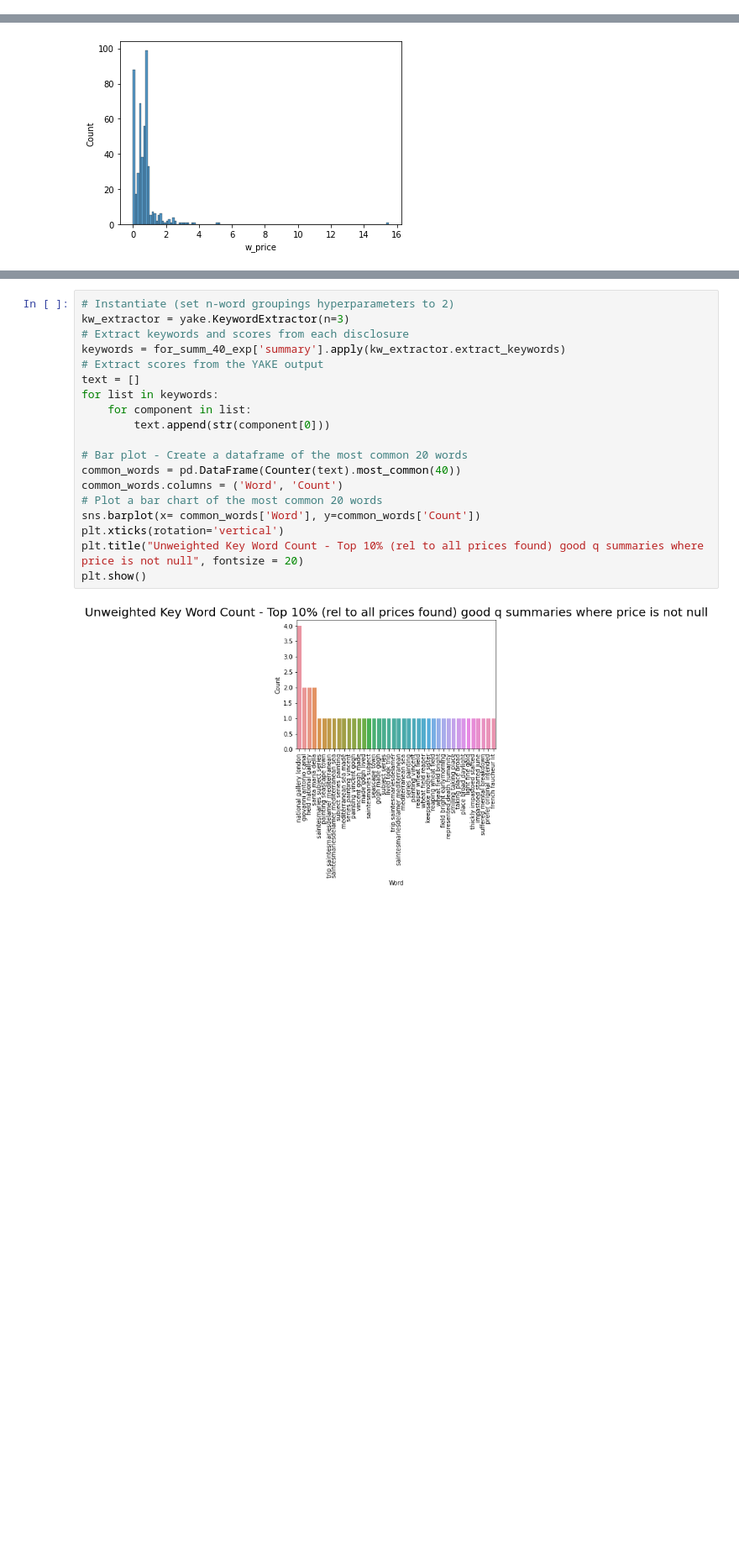
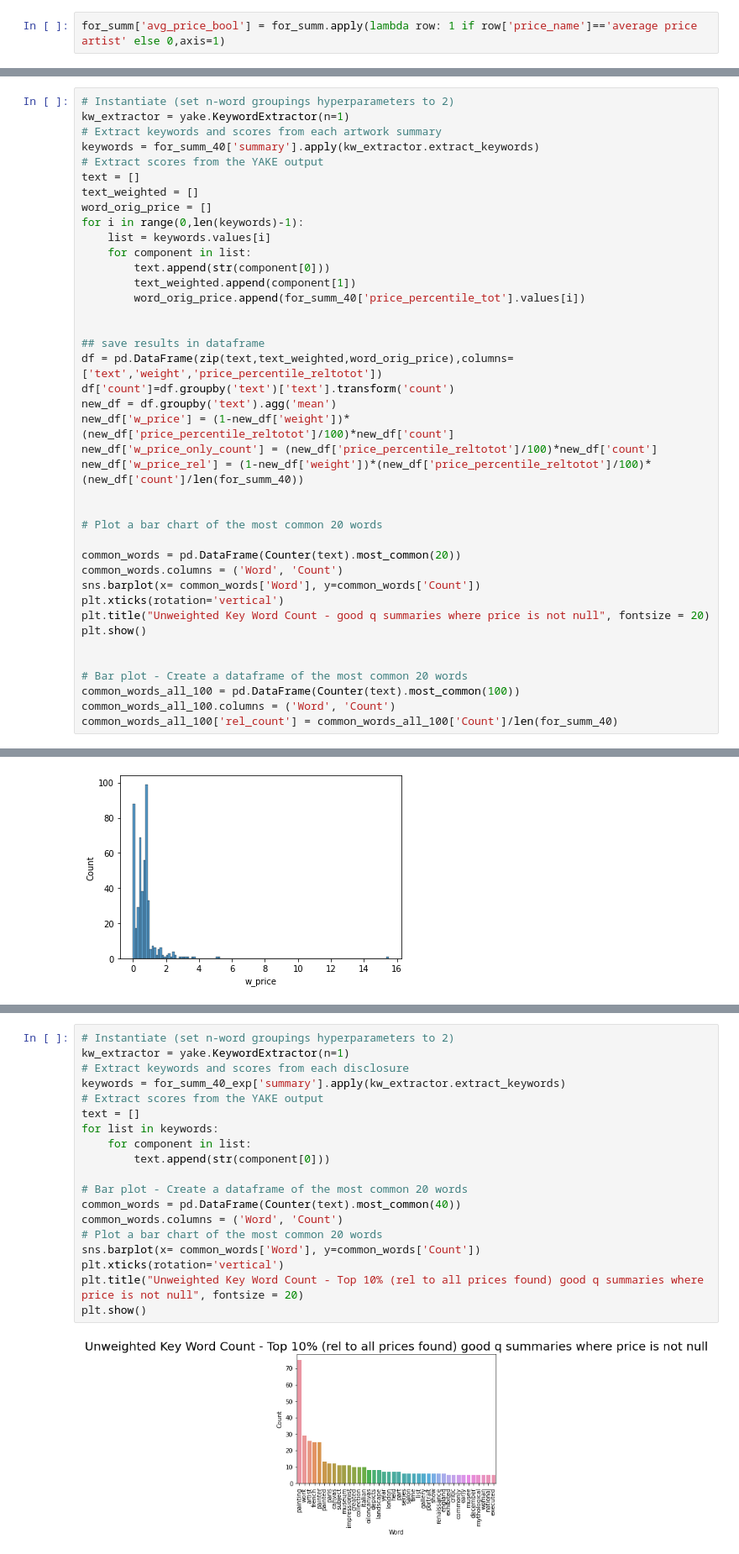
Before and after one commit to hdavidoff/datathon23, a Jupyter notebook: Summary_exploration_and_cleaning.ipynb, the cells around one changed output, grey strips where cells are left out. Shown at 84% size. Cells and saved outputs as stored; diff of their text form; blank space fills up the shorter version.

```diff
--- a/Summary_exploration_and_cleaning.ipynb
+++ b/Summary_exploration_and_cleaning.ipynb
@@ -1241,0 +330,2 @@ dtype: int64
+# %%
+for_summ['avg_price_bool'] = for_summ.apply(lambda row: 1 if row['price_name']=='average price artist' else 0,axis=1)
@@ -1363,0 +482,40 @@ keywords.values[0]
+# %%
+# Instantiate (set n-word groupings hyperparameters to 2)
+kw_extractor = yake.KeywordExtractor(n=1)
+# Extract keywords and scores from each artwork summary
+keywords = for_summ_40['summary'].apply(kw_extractor.extract_keywords)
+# Extract scores from the YAKE output
+text = []
+text_weighted = []
+word_orig_price = []
+for i in range(0,len(keywords)-1):
+    list = keywords.values[i]
+    for component in list:
+        text.append(str(component[0]))
+        text_weighted.append(component[1])
+        word_orig_price.append(for_summ_40['price_percentile_tot'].values[i])
+
+
+## save results in dataframe
+df = pd.DataFrame(zip(text,text_weighted,word_orig_price),columns=['text','weight','price_percentile_reltotot'])
+df['count']=df.groupby('text')['text'].transform('count')
+new_df = df.groupby('text').agg('mean')
+new_df['w_price'] = (1-new_df['weight'])*(new_df['price_percentile_reltotot']/100)*new_df['count']
+new_df['w_price_only_count'] = (new_df['price_percentile_reltotot']/100)*new_df['count']
+new_df['w_price_rel'] = (1-new_df['weight'])*(new_df['price_percentile_reltotot']/100)*(new_df['count']/len(for_summ_40))
+
+
+# Plot a bar chart of the most common 20 words
+
+common_words = pd.DataFrame(Counter(text).most_common(20))
+common_words.columns = ('Word', 'Count')
+sns.barplot(x= common_words['Word'], y=common_words['Count'])
+plt.xticks(rotation='vertical')
+plt.title("Unweighted Key Word Count - good q summaries where price is not null", fontsize = 20)
+plt.show()
+
+
+# Bar plot - Create a dataframe of the most common 20 words
+common_words_all_100 = pd.DataFrame(Counter(text).most_common(100))
+common_words_all_100.columns = ('Word', 'Count')
+common_words_all_100['rel_count'] = common_words_all_100['Count']/len(for_summ_40)
@@ -1493,21 +799,21 @@ plt.show()
 # %%
 # Instantiate (set n-word groupings hyperparameters to 2)
-kw_extractor = yake.KeywordExtractor(n=3)
+kw_extractor = yake.KeywordExtractor(n=1)
 # Extract keywords and scores from each disclosure
 keywords = for_summ_40_exp['summary'].apply(kw_extractor.extract_keywords)
 # Extract scores from the YAKE output
 text = []
 for list in keywords:
     for component in list:
         text.append(str(component[0]))
 
 # Bar plot - Create a dataframe of the most common 20 words
 common_words = pd.DataFrame(Counter(text).most_common(40))
 common_words.columns = ('Word', 'Count')
 # Plot a bar chart of the most common 20 words
 sns.barplot(x= common_words['Word'], y=common_words['Count'])
 plt.xticks(rotation='vertical')
 plt.title("Unweighted Key Word Count - Top 10% (rel to all prices found) good q summaries where price is not null", fontsize = 20)
 plt.show()
 # %% [output]
-[figure, old version]
+[figure, new version]
```
Also changed, not shown: parts of 136 cells of this notebook.
